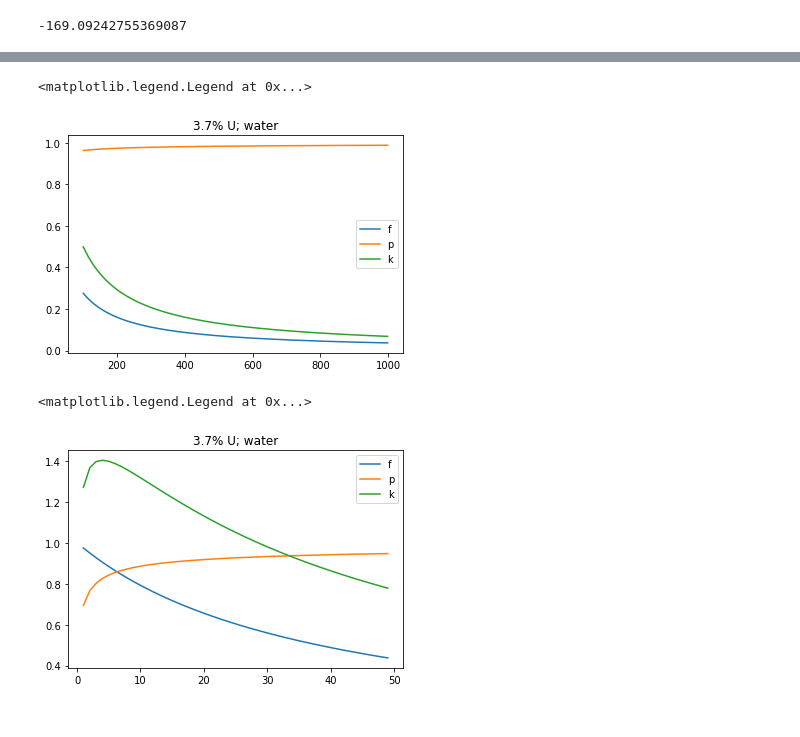
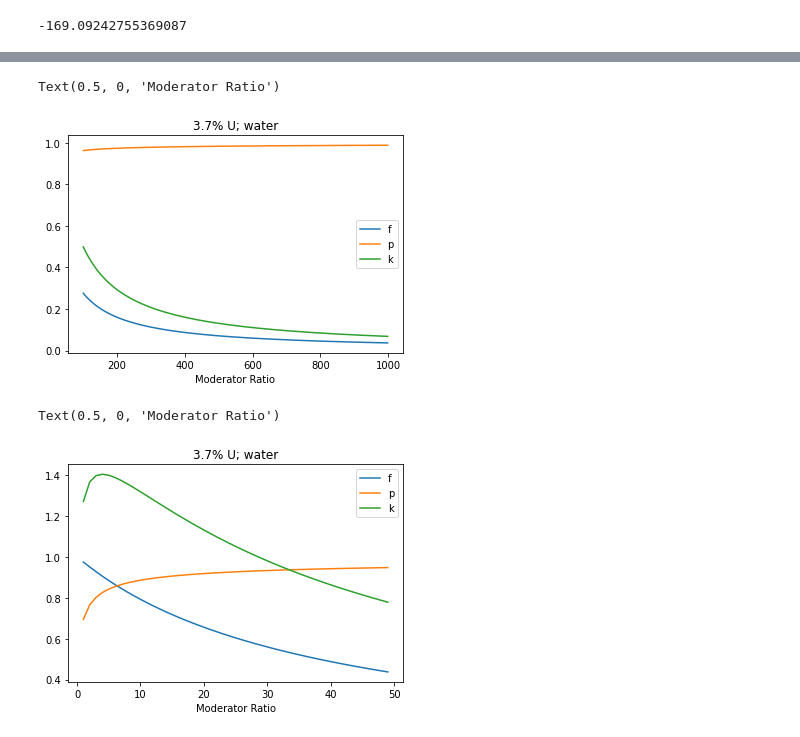
Before and after one commit to dodelson/Physics-of-Energy, a Jupyter notebook: Code/nuclear.ipynb, the cells around one changed output, grey strips where cells are left out. Cells and saved outputs as stored; diff of their text form; code cells hidden in the pictures.

```diff
--- a/Code/nuclear.ipynb
+++ b/Code/nuclear.ipynb
@@ -155,17 +158,18 @@ plt.legend()
 # %%
 xiw=.92
 smsw=49.2
 xe=.037
 farr=f(xe,y,water)
 plt.plot(y,farr,label='f')
 parr=p(xe,y,xiw,smsw)
 plt.plot(y,parr,label='p')
 plt.plot(y,parr*farr*eta(xe),label='k')
 plt.title('3.7% U; water')
 plt.legend()
+plt.xlabel('Moderator Ratio')
 # %% [output]
-<matplotlib.legend.Legend at 0x...>
+Text(0.5, 0, 'Moderator Ratio')
-[figure, old version]
+[figure, new version]
 # %%
 y=np.arange(1,50,1.)
 farr=f(xe,y,water)
@@ -175,6 +179,7 @@ plt.plot(y,parr,label='p')
 plt.plot(y,parr*farr*eta(xe),label='k')
 plt.title('3.7% U; water')
 plt.legend()
+plt.xlabel('Moderator Ratio')
 # %% [output]
-<matplotlib.legend.Legend at 0x...>
+Text(0.5, 0, 'Moderator Ratio')
-[figure, old version]
+[figure, new version]
```
Also changed, not shown: parts of 3 cells of this notebook, 3 other files.
